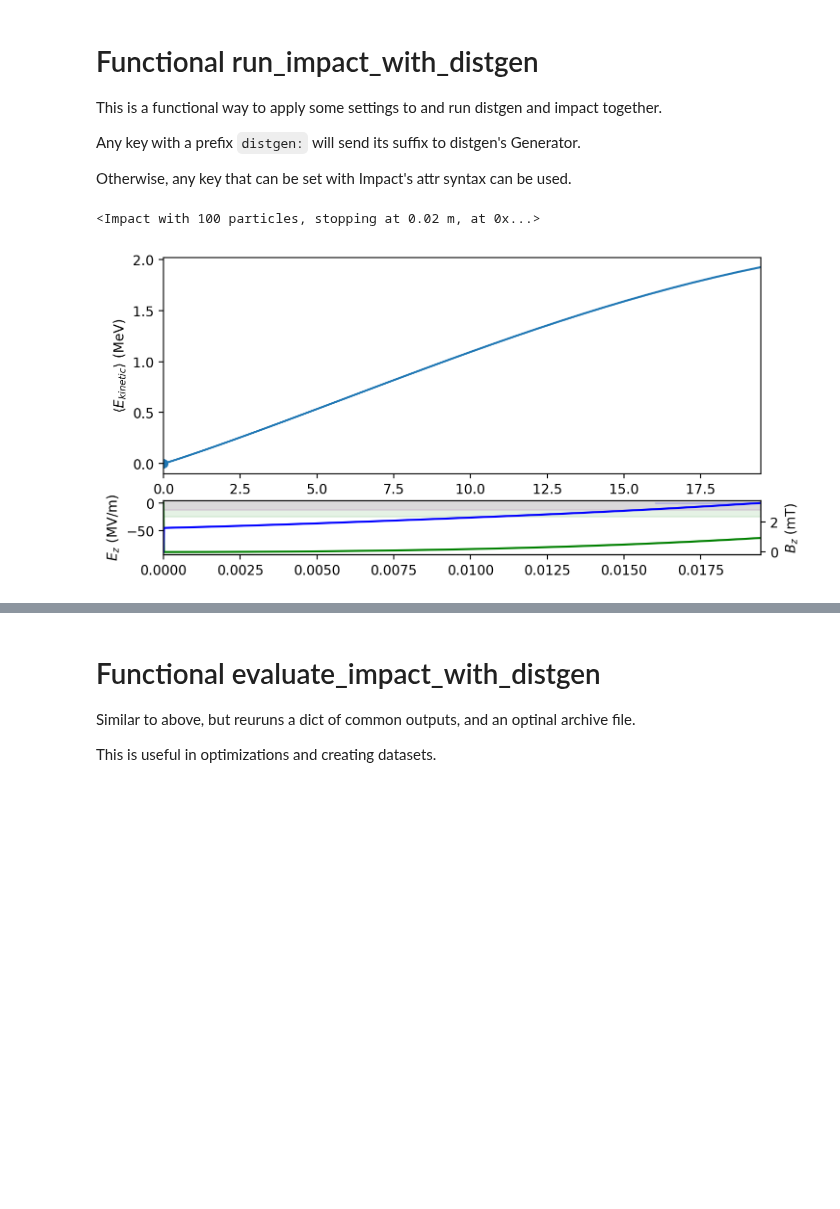
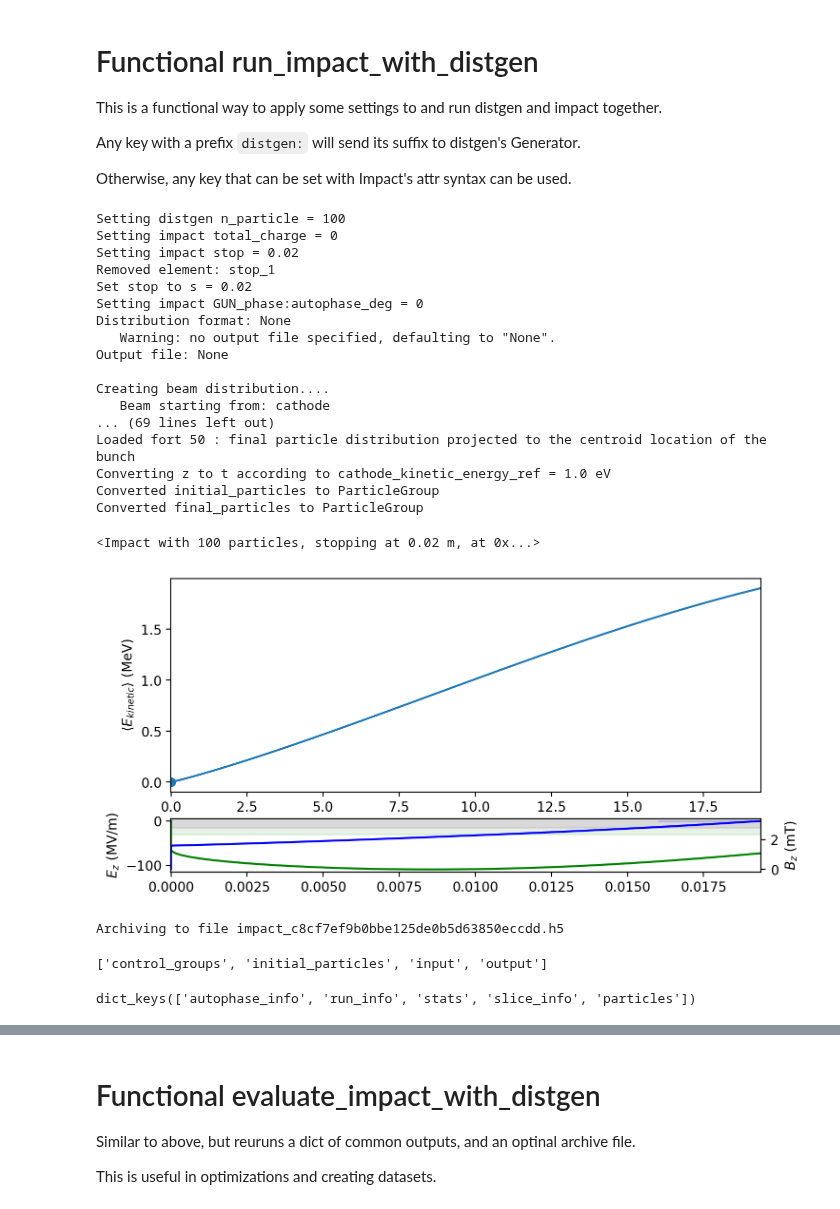
Before and after one commit to ChristopherMayes/lume-impact, a Jupyter notebook: docs/examples/functional_impact_run.ipynb, the cells around one changed output, grey strips where cells are left out. Cells and saved outputs as stored; diff of their text form; code cells hidden in the pictures; blank space fills up the shorter version.

```diff
--- a/docs/examples/functional_impact_run.ipynb
+++ b/docs/examples/functional_impact_run.ipynb
@@ -29,25 +29,58 @@ Otherwise, any key that can be set with Impact's attr syntax can be used.
 # %%
 # Make some settings
 SETTINGS0 = {
     'distgen:n_particle':100,
     'total_charge':0,  # effectively turns spacecharge off
     'stop':0.02,
     'total_charge': 0,
-    'GUN:theta0_deg':320}
+    'GUN_phase:autophase_deg':0}
 
 
 # This returns an Impact object that has run
 I = run_impact_with_distgen(
     settings=SETTINGS0,
     distgen_input_file=gfile,
-    impact_config=ifile
+    impact_config=ifile,
+    verbose=True
 )
 
 I.plot('mean_kinetic_energy')
 I
 # %% [output]
-<Impact with 100 particles, stopping at 0.02 m, at 0x...>
+Setting distgen n_particle = 100
+Setting impact total_charge = 0
+Setting impact stop = 0.02
+Removed element: stop_1
+Set stop to s = 0.02
+Setting impact GUN_phase:autophase_deg = 0
+Distribution format: None
+   Warning: no output file specified, defaulting to "None".
+Output file: None
+
+Creating beam distribution....
+   Beam starting from: cathode
+... (69 lines left out)
+Loaded fort 50 : final particle distribution projected to the centroid location of the bunch
+Converting z to t according to cathode_kinetic_energy_ref = 1.0 eV
+Converted initial_particles to ParticleGroup
+Converted final_particles to ParticleGroup
+<Impact with 100 particles, stopping at 0.02 m, at 0x...>
-[figure, old version]
+[figure, new version]
+# %%
+h5 = I.archive()
+# %% [output]
+Archiving to file impact_c8cf7ef9b0bbe125de0b5d63850eccdd.h5
+# %%
+import h5py
+h5 = h5py.File('impact_c8cf7ef9b0bbe125de0b5d63850eccdd.h5', 'r')
+list(h5)
+# %% [output]
+['control_groups', 'initial_particles', 'input', 'output']
+# %%
+I.from_archive('impact_c8cf7ef9b0bbe125de0b5d63850eccdd.h5')
+I.output.keys()
+# %% [output]
+dict_keys(['autophase_info', 'run_info', 'stats', 'slice_info', 'particles'])
 # %%
 I['total_charge'] = 1
 I.write_input()
```
Also changed, not shown: parts of 3 cells of this notebook.
